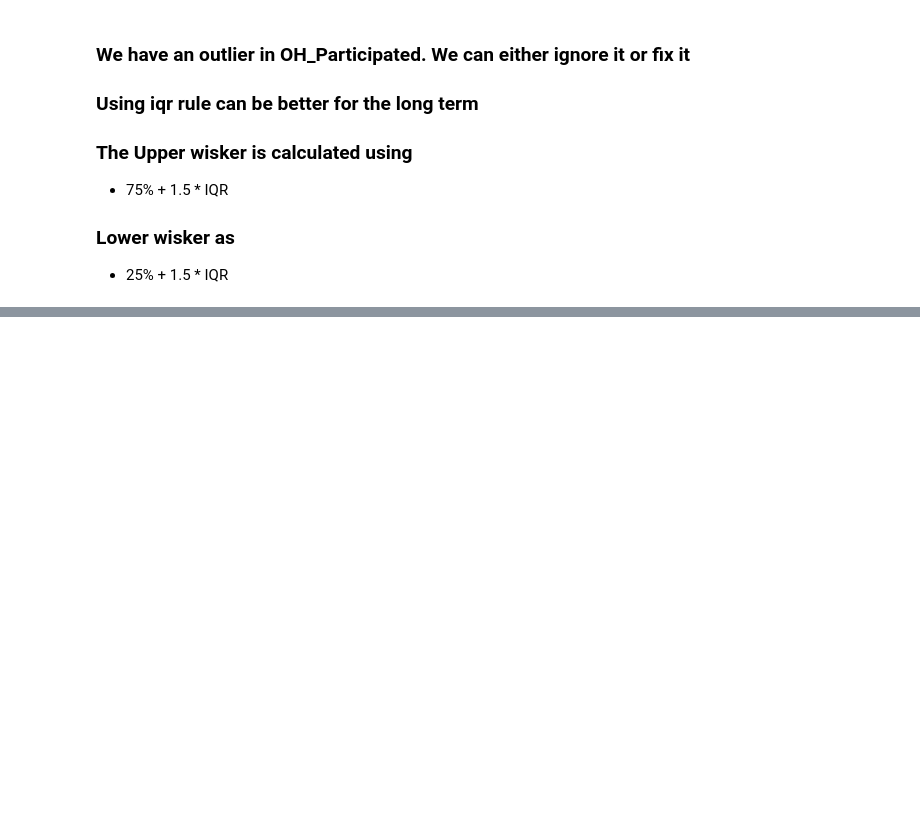
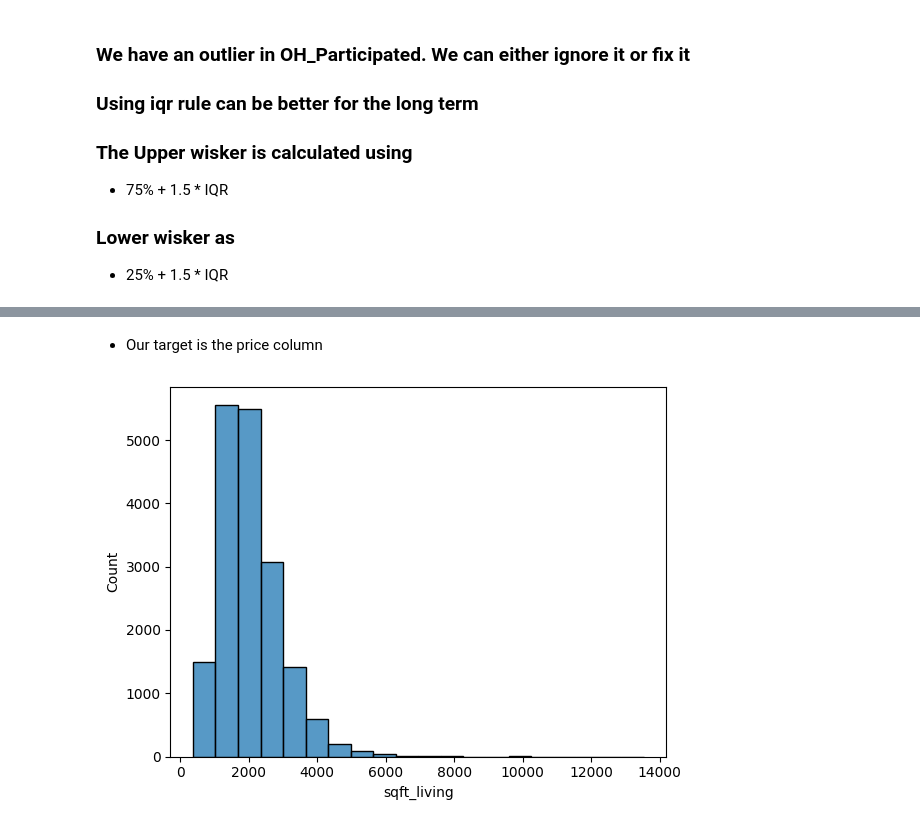
Before and after one commit to Musawer-Afzal/Feature-Engineering-in-ML, a Jupyter notebook: Outliers.ipynb, the cells around one changed output, grey strips where cells are left out. Cells and saved outputs as stored; diff of their text form; code cells hidden in the pictures; blank space fills up the shorter version.

```diff
--- a/Outliers.ipynb
+++ b/Outliers.ipynb
@@ -60,0 +106,3 @@ df_grades_removeout
+# %%
+df_house = pd.read_csv("D:\Coding\Coursera\Data Prep for ML in Python Coursera\Data-Prep-for-ML\Feature Engineering\kc_house_data.csv")
+df_house.head()
@@ -60,0 +117,8 @@ df_grades_removeout
+# %% [markdown]
+- Our target is the price column
+# %%
+# Plot the distribution of the sqft_living column
+sns.histplot(data = df_house, x = 'sqft_living', bins = 20)
+plt.show()
+# %% [output]
+[figure, added]
```
Also changed, not shown: parts of 36 cells of this notebook, 3 other files.
